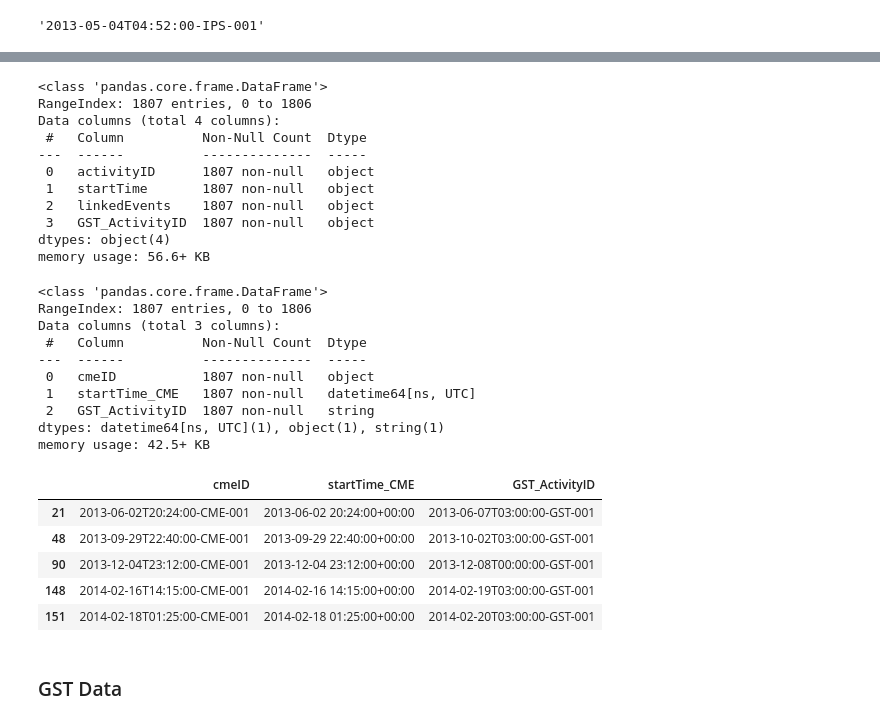
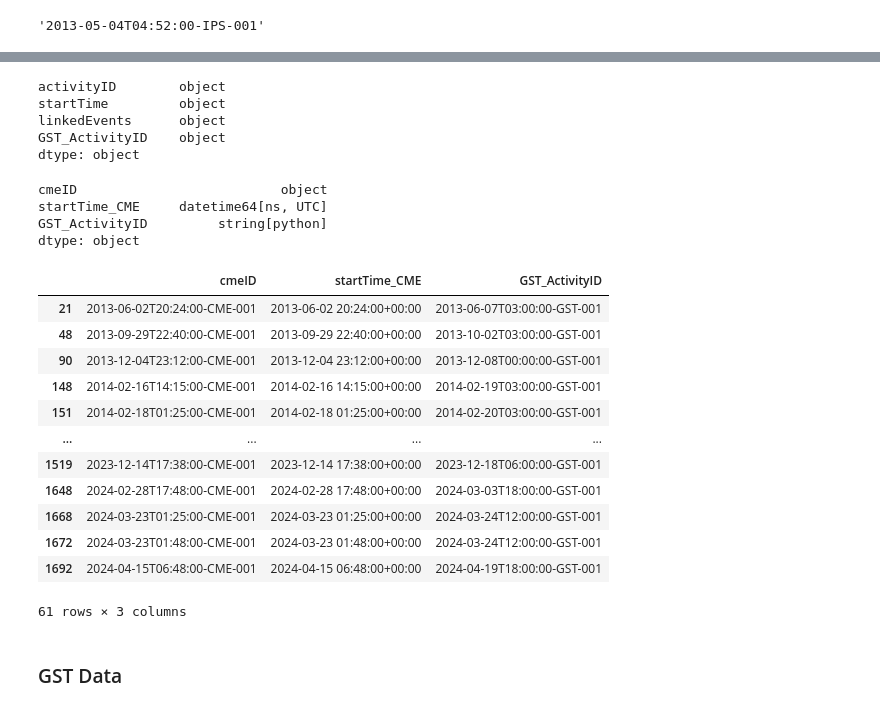
Before and after one commit to vprabhudesai/data-sourcing-challenge, a Jupyter notebook: retrieve_data.ipynb, the cells around one changed output, grey strips where cells are left out. Drawn from its saved outputs; the diff is of its cells as text; code cells hidden in the pictures.

```diff
--- a/retrieve_data.ipynb
+++ b/retrieve_data.ipynb
@@ -103,8 +136,19 @@ endDate   = "2024-05-01"
 # Be sure to use a try and except block to handle errors
 
         # Log the error or print it for debugging
+
+def extract_activityID_from_dict(input_dict):
+        try:
+            return input_dict["activityID"]
+        except (ValueError, TypeError) as e:
+            return print("No Activity ID")
+
+
+extract_activityID_from_dict(expanded_df.loc[0,'linkedEvents'])
 # %% [output]
 '2013-05-04T04:52:00-IPS-001'
 # %%
 # Apply this function to each row in the 'linkedEvents' column (you can use apply() and a lambda function)
 # and create a new column called 'GST_ActivityID' using loc indexer:
+
+expanded_df.loc[:,"GST_ActivityID"] = expanded_df["linkedEvents"].apply(extract_activityID_from_dict)
@@ -118,50 +155,50 @@ endDate   = "2024-05-01"
 # %%
 # Remove rows with missing GST_ActivityID, since we can't assign them to GSTs:
+expanded_df = expanded_df.dropna(subset="GST_ActivityID")
 # %%
 # print out the datatype of each column in this DataFrame:
+expanded_df.dtypes
 # %% [output]
-<class 'pandas.core.frame.DataFrame'>
-RangeIndex: 1807 entries, 0 to 1806
-Data columns (total 4 columns):
- #   Column          Non-Null Count  Dtype
----  ------          --------------  -----
- 0   activityID      1807 non-null   object
- 1   startTime       1807 non-null   object
- 2   linkedEvents    1807 non-null   object
- 3   GST_ActivityID  1807 non-null   object
-dtypes: object(4)
-memory usage: 56.6+ KB
+activityID        object
+startTime         object
+linkedEvents      object
+GST_ActivityID    object
+dtype: object
 # %%
 # Convert the 'GST_ActivityID' column to string format
-
+expanded_df['GST_ActivityID'] = expanded_df['GST_ActivityID'].astype("string")
 # Convert startTime to datetime format
-
+expanded_df["startTime"] = pd.to_datetime(expanded_df["startTime"])
 # Rename startTime to startTime_CME and activityID to cmeID
-
+expanded_df=expanded_df.rename(columns={"startTime": "startTime_CME", "activityID": "cmeID"})
 # Drop linkedEvents
-
+expanded_df=expanded_df.drop(columns="linkedEvents")
 # Verify that all steps were executed correctly
+expanded_df.dtypes
 # %% [output]
-<class 'pandas.core.frame.DataFrame'>
-RangeIndex: 1807 entries, 0 to 1806
-Data columns (total 3 columns):
- #   Column          Non-Null Count  Dtype
----  ------          --------------  -----
- 0   cmeID           1807 non-null   object
- 1   startTime_CME   1807 non-null   datetime64[ns, UTC]
- 2   GST_ActivityID  1807 non-null   string
-dtypes: datetime64[ns, UTC](1), object(1), string(1)
-memory usage: 42.5+ KB
+cmeID                          object
+startTime_CME     datetime64[ns, UTC]
+GST_ActivityID         string[python]
+dtype: object
 # %%
 # We are only interested in CMEs related to GSTs so keep only rows where the GST_ActivityID column contains 'GST'
 # use the method 'contains()' from the str library.
+expanded_df = expanded_df.loc[expanded_df['GST_ActivityID'].str.contains('GST')]
+expanded_df
 # %% [output]
 |  | cmeID | startTime_CME | GST_ActivityID |
 | 21 | 2013-06-02T20:24:00-CME-001 | 2013-06-02 20:24:00+00:00 | 2013-06-07T03:00:00-GST-001 |
 | 48 | 2013-09-29T22:40:00-CME-001 | 2013-09-29 22:40:00+00:00 | 2013-10-02T03:00:00-GST-001 |
 | 90 | 2013-12-04T23:12:00-CME-001 | 2013-12-04 23:12:00+00:00 | 2013-12-08T00:00:00-GST-001 |
 | 148 | 2014-02-16T14:15:00-CME-001 | 2014-02-16 14:15:00+00:00 | 2014-02-19T03:00:00-GST-001 |
 | 151 | 2014-02-18T01:25:00-CME-001 | 2014-02-18 01:25:00+00:00 | 2014-02-20T03:00:00-GST-001 |
+| ... | ... | ... | ... |
+| 1519 | 2023-12-14T17:38:00-CME-001 | 2023-12-14 17:38:00+00:00 | 2023-12-18T06:00:00-GST-001 |
+| 1648 | 2024-02-28T17:48:00-CME-001 | 2024-02-28 17:48:00+00:00 | 2024-03-03T18:00:00-GST-001 |
+| 1668 | 2024-03-23T01:25:00-CME-001 | 2024-03-23 01:25:00+00:00 | 2024-03-24T12:00:00-GST-001 |
+| 1672 | 2024-03-23T01:48:00-CME-001 | 2024-03-23 01:48:00+00:00 | 2024-03-24T12:00:00-GST-001 |
+| 1692 | 2024-04-15T06:48:00-CME-001 | 2024-04-15 06:48:00+00:00 | 2024-04-19T18:00:00-GST-001 |
+61 rows × 3 columns
 # %% [markdown]
 ### GST Data
 # %%
```
Also changed, not shown: parts of 24 cells of this notebook, 1 other file.
